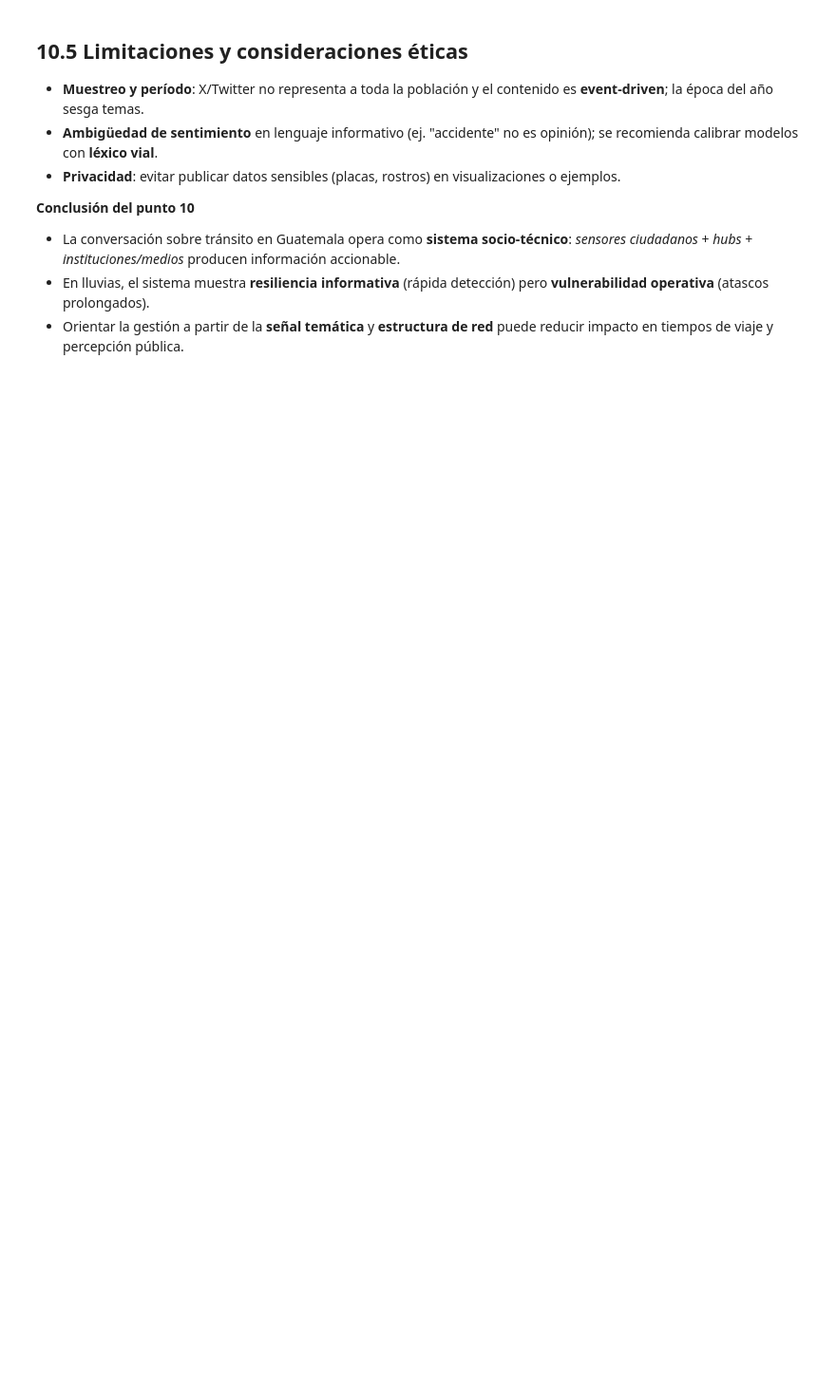
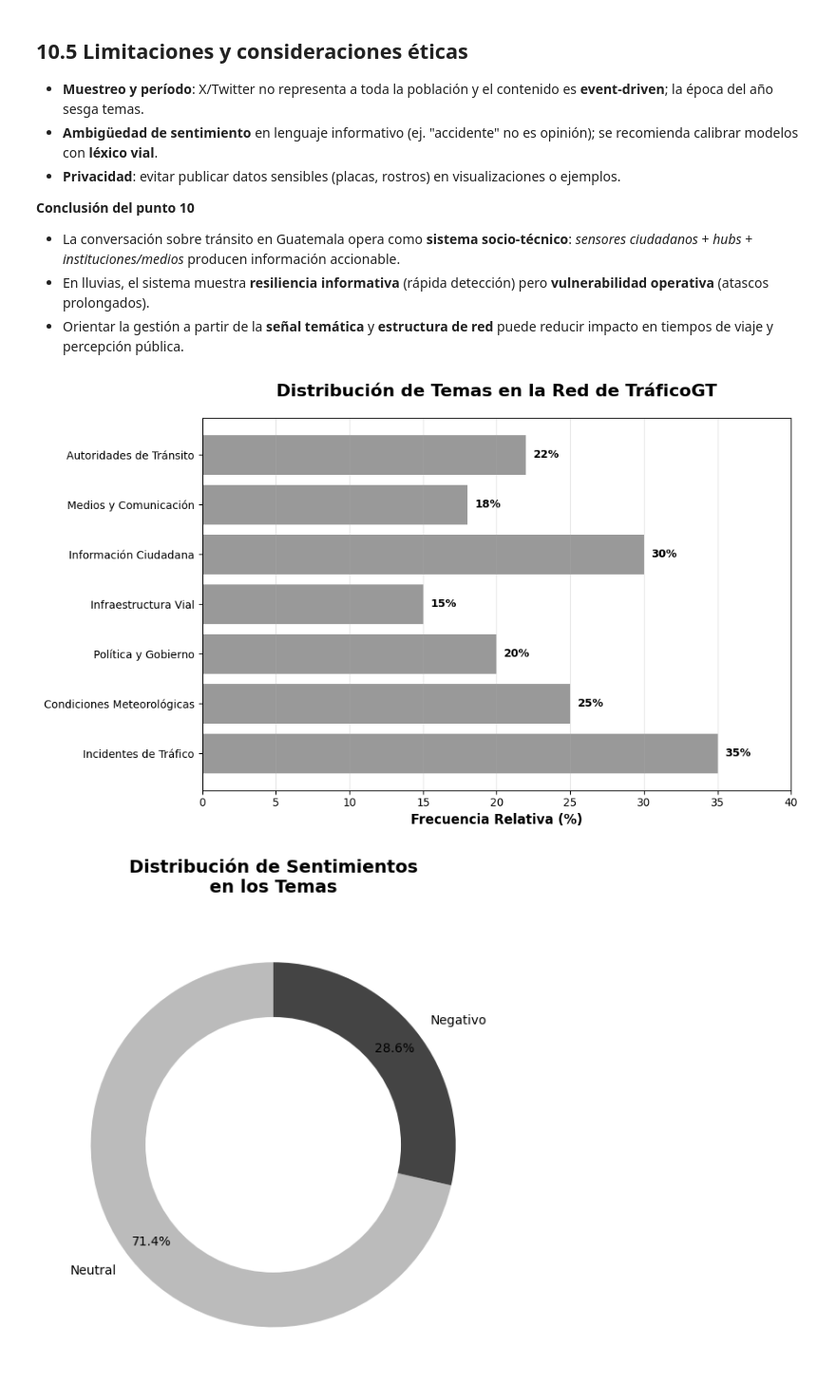
Before and after one commit to Diegoval-Dev/DC-Lab6, a Jupyter notebook: laboratorio6.ipynb, the cells around one changed output. Shown at 95% size. Saved outputs shown, nothing was run; the diff lists cells and outputs as text; code cells hidden in the pictures; blank space fills up the shorter version.

Commit message:
feat: add visualization to make an infograph about results

```diff
--- a/laboratorio6.ipynb
+++ b/laboratorio6.ipynb
@@ -1781,3 +1805,83 @@ Conectamos los hallazgos de red, temas y sentimiento con implicaciones sociales
 - La conversación sobre tránsito en Guatemala opera como **sistema socio-técnico**: *sensores ciudadanos* + *hubs* + *instituciones/medios* producen información accionable.
 - En lluvias, el sistema muestra **resiliencia informativa** (rápida detección) pero **vulnerabilidad operativa** (atascos prolongados).
 - Orientar la gestión a partir de la **señal temática** y **estructura de red** puede reducir impacto en tiempos de viaje y percepción pública.
+# %%
+
+# Configurar estilo en escala de grises
+plt.style.use('default')
+sns.set_palette("muted")
+
+# 1. Gráfico de barras principal - Frecuencia de temas
+plt.figure(figsize=(10, 6))
+bars = plt.barh(df_temas['Tema'], df_temas['Frecuencia'], color='gray', alpha=0.8)
+for bar, freq in zip(bars, df_temas['Frecuencia']):
+    plt.text(bar.get_width() + 0.5, bar.get_y() + bar.get_height()/2,
+             f'{freq}%', ha='left', va='center', fontweight='bold', fontsize=10)
+plt.xlabel('Frecuencia Relativa (%)', fontsize=12, fontweight='bold')
+plt.title('Distribución de Temas en la Red de TráficoGT', fontsize=16, fontweight='bold', pad=20)
+plt.grid(axis='x', alpha=0.3)
+plt.xlim(0, max(df_temas['Frecuencia']) + 5)
+plt.tight_layout()
+plt.show()
+
+# 2. Gráfico de dona - Sentimiento por tema
+plt.figure(figsize=(6, 6))
+sentiment_counts = df_temas['Sentimiento_Predominante'].value_counts()
+gray_colors = ['#bbbbbb', '#444444', '#888888']
+wedges, texts, autotexts = plt.pie(sentiment_counts.values,
+                                   labels=sentiment_counts.index,
+                                   autopct='%1.1f%%',
+                                   colors=gray_colors[:len(sentiment_counts)],
+                                   startangle=90,
+                                   pctdistance=0.85)
+centre_circle = plt.Circle((0,0), 0.70, fc='white')
+plt.gca().add_artist(centre_circle)
+plt.title('Distribución de Sentimientos\nen los Temas', fontsize=14, fontweight='bold', pad=20)
+plt.tight_layout()
+plt.show()
+
+# 3. Heatmap de actores por tema
+plt.figure(figsize=(10, 6))
+sns.heatmap(matriz_actores,
+            xticklabels=actores_principales,
+            yticklabels=df_temas['Tema'],
+            cmap='Greys',
+            cbar_kws={'label': 'Participación'},
+            annot=True,
+            fmt='.0f')
+plt.title('Participación de Actores Clave por Tema', fontsize=14, fontweight='bold', pad=20)
+plt.xlabel('Actores Principales', fontsize=12, fontweight='bold')
+plt.xticks(rotation=45, ha='right')
+plt.yticks(rotation=0)
+plt.tight_layout()
+plt.show()
+
+# 4. Gráfico de red conceptual
+plt.figure(figsize=(8, 8))
+temas_short = ['Incidentes', 'Clima', 'Política', 'Infraest.',
+               'Info. Ciudadana', 'Medios', 'Autoridades']
+angles = np.linspace(0, 2*np.pi, len(temas_short), endpoint=False)
+x_pos = np.cos(angles) * 0.8
+y_pos = np.sin(angles) * 0.8
+gray_nodes = np.linspace(0.3, 0.8, len(temas_short))
+for i, (x, y, tema, freq) in enumerate(zip(x_pos, y_pos, temas_short, df_temas['Frecuencia'])):
+    size = freq * 20
+    plt.scatter(x, y, s=size, c=str(gray_nodes[i]), alpha=0.7, edgecolors='black', linewidth=2)
+    plt.annotate(tema, (x, y), xytext=(5, 5), textcoords='offset points',
+                 fontsize=9, fontweight='bold', ha='center')
+connections = [
+    (0, 4), (0, 6), (1, 0), (2, 5), (3, 4), (4, 5), (5, 6)
+]
+for start, end in connections:
+    plt.plot([x_pos[start], x_pos[end]], [y_pos[start], y_pos[end]],
+             color='gray', alpha=0.5, linewidth=1)
+plt.xlim(-1.2, 1.2)
+plt.ylim(-1.2, 1.2)
+plt.gca().set_aspect('equal')
+plt.axis('off')
+plt.title('Red Conceptual de Temas\n(Tamaño = Frecuencia)', fontsize=14, fontweight='bold')
+plt.tight_layout()
+plt.show()
+# %% [output]
+[figure, added]
+[figure, added]
```
Also changed, not shown: parts of 2 cells of this notebook.
